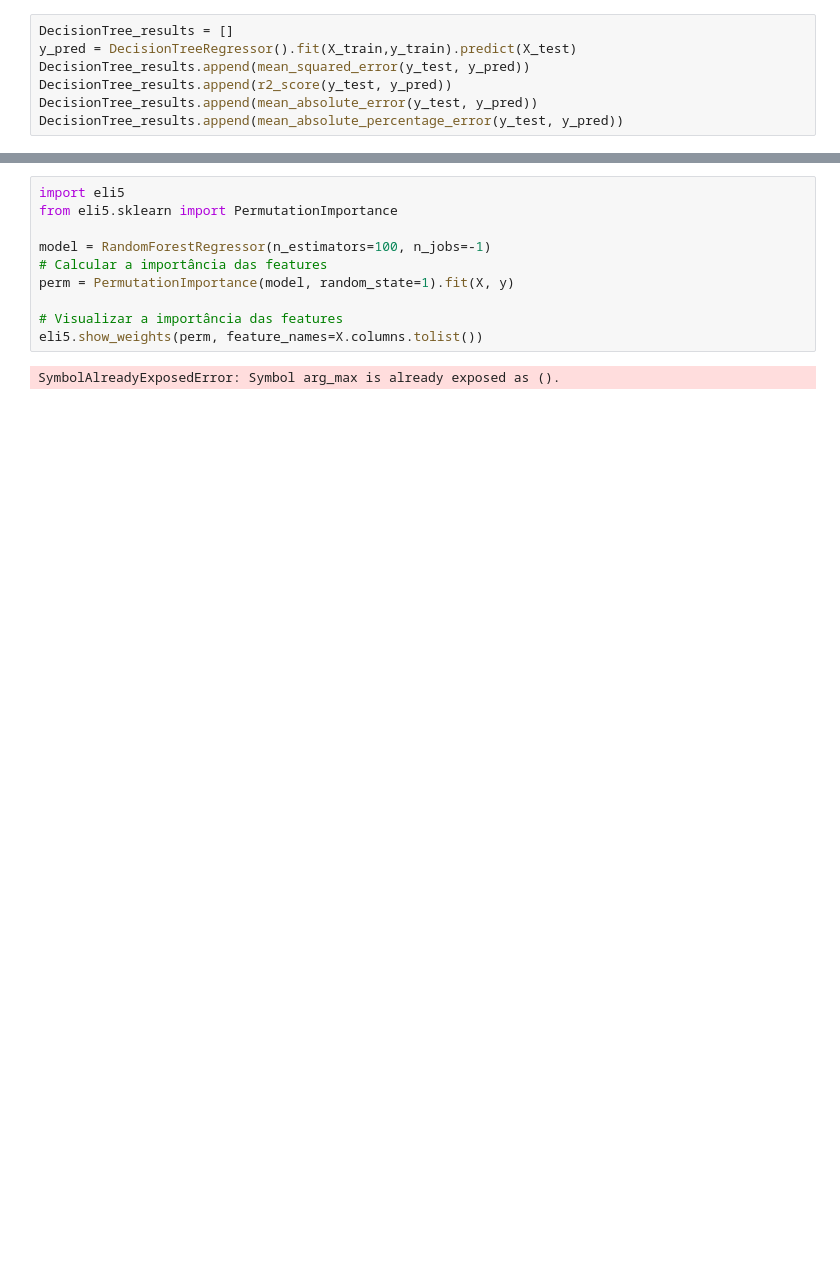
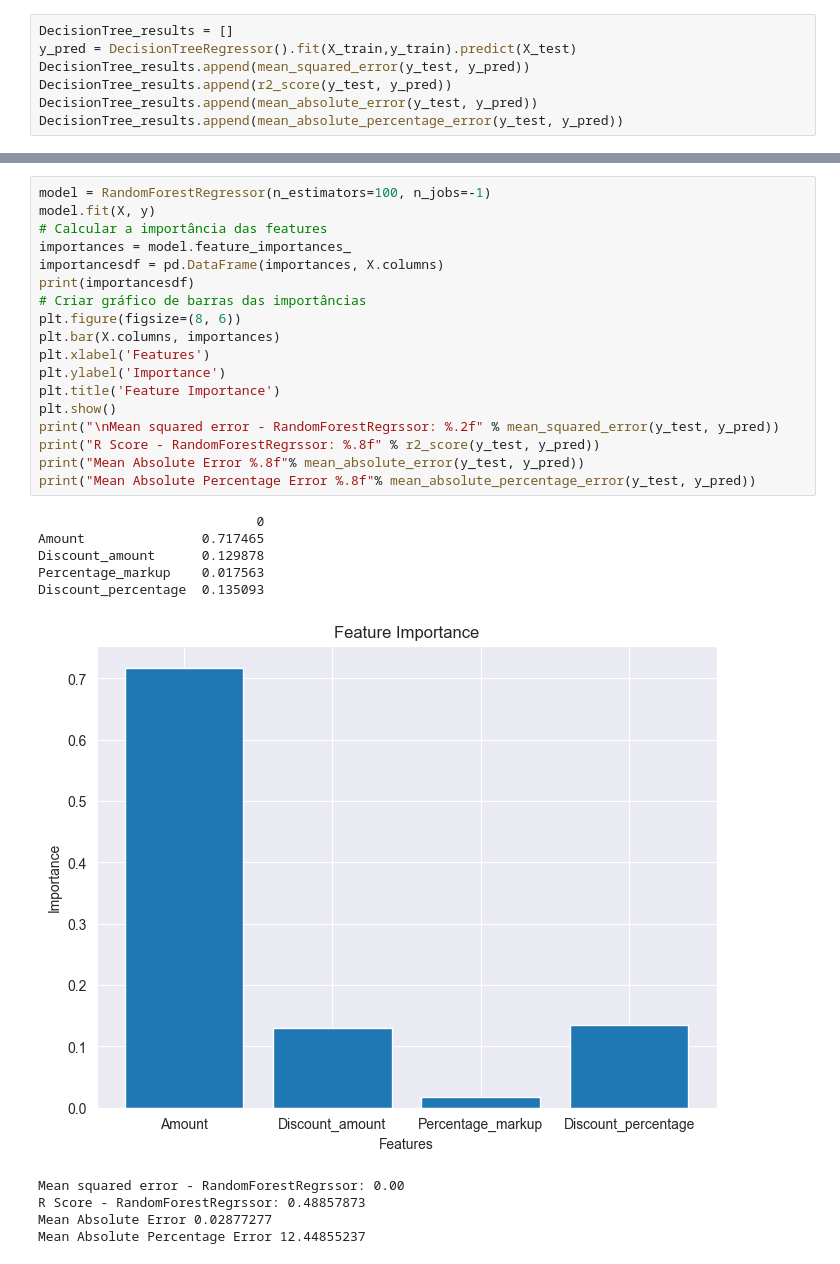
Before and after one commit to CadavezUSP/CompDados, a Jupyter notebook: Projeto_2/Projeto2.ipynb, the cells around one changed output, grey strips where cells are left out. Cells and saved outputs as stored; diff of their text form; blank space fills up the shorter version.

```diff
--- a/Projeto_2/Projeto2.ipynb
+++ b/Projeto_2/Projeto2.ipynb
@@ -585,12 +570,29 @@ fig.show()
-# %%
-import eli5
-from eli5.sklearn import PermutationImportance
-
-model = RandomForestRegressor(n_estimators=100, n_jobs=-1)
-# Calcular a importância das features
-perm = PermutationImportance(model, random_state=1).fit(X, y)
-
-# Visualizar a importância das features
-eli5.show_weights(perm, feature_names=X.columns.tolist())
-# %% [output]
-SymbolAlreadyExposedError: Symbol arg_max is already exposed as ().
+# %%
+model = RandomForestRegressor(n_estimators=100, n_jobs=-1)
+model.fit(X, y)
+# Calcular a importância das features
+importances = model.feature_importances_
+importancesdf = pd.DataFrame(importances, X.columns)
+print(importancesdf)
+# Criar gráfico de barras das importâncias
+plt.figure(figsize=(8, 6))
+plt.bar(X.columns, importances)
+plt.xlabel('Features')
+plt.ylabel('Importance')
+plt.title('Feature Importance')
+plt.show()
+print("\nMean squared error - RandomForestRegrssor: %.2f" % mean_squared_error(y_test, y_pred))
+print("R Score - RandomForestRegrssor: %.8f" % r2_score(y_test, y_pred))
+print("Mean Absolute Error %.8f"% mean_absolute_error(y_test, y_pred))
+print("Mean Absolute Percentage Error %.8f"% mean_absolute_percentage_error(y_test, y_pred))
+# %% [output]
+                            0
+Amount               0.717465
+Discount_amount      0.129878
+Percentage_markup    0.017563
+Discount_percentage  0.135093
+[figure, added]
+Mean squared error - RandomForestRegrssor: 0.00
+R Score - RandomForestRegrssor: 0.48857873
+Mean Absolute Error 0.02877277
+Mean Absolute Percentage Error 12.44855237
```
Also changed, not shown: parts of 26 cells of this notebook.
